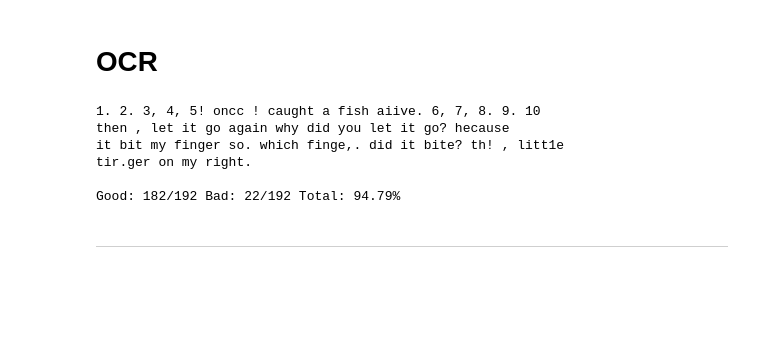
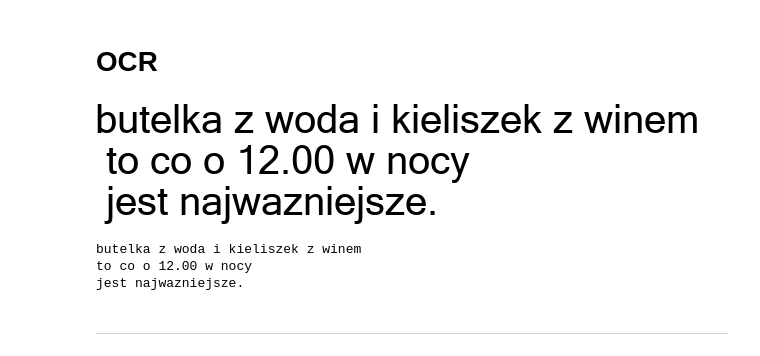
Before and after one commit to radoslawrolka/Computational_Methods_in_Science_and_Engineering, a Jupyter notebook: lab9/task2.ipynb, the cells around one changed output. Drawn from its saved outputs; the diff is of its cells as text; code cells hidden in the pictures; blank space fills up the shorter version.

```diff
--- a/lab9/task2.ipynb
+++ b/lab9/task2.ipynb
@@ -216,7 +199,7 @@ get_char_order(load_fonts()['serif'], show=True)
 # %% [markdown]
 # Wykrywanie znaków
 # %%
-def display_overlayed(image, image_RGB, sample, title, confidence=0.89, ratio=10):
+def display_overlayed(image, image_RGB, sample, title, confidence=0.99, ratio=10):
     fig, ax = plt.subplots(figsize=(image.shape[0]//ratio, image.shape[1]//ratio))
     ax.imshow(image_RGB, cmap='gray')
     img_cor = correlation(image, sample)
@@ -227,12 +210,12 @@ def display_overlayed(image, image_RGB, sample, title, confidence=0.89, ratio=10
     ax.set_title(f'{title} - {found_pixels} objects found')
     plt.show()
 
-def read_text(image, font, confidence=0.89, show=False):
+def read_text(image, font, fontsize, confidence=0.99, show=False):
     char_order = get_char_order(font)
-    enchanced = add_char_patterns(image, font)
+    enchanced = add_char_patterns(image, font, fontsize)
     positions = []
     for char in char_order:
-        sample = np.array(font[char])
+        sample = np.array(draw_text(char, font, fontsize, inverted=True))
         img_cor = correlation(enchanced, sample)
         img_cor[img_cor<np.max(img_cor)*confidence] = 0.
         if show:
@@ -248,8 +231,9 @@ def read_text(image, font, confidence=0.89, show=False):
 # %% [markdown]
 # Podział na linie
 # %%
-def line_division(positions, lineheight=10):
+def line_division(positions, font, fontsize):
     lines = defaultdict(list)
+    lineheight = draw_text('a', font, fontsize).height
     for y, x, char in positions:
         for line in lines.keys():
             if abs(y - line) < lineheight:
@@ -262,14 +246,15 @@ def line_division(positions, lineheight=10):
 # %% [markdown]
 # Podział na słowa
 # %%
-def word_division(lines, font, charwidth=10):
+def word_division(lines, font, fontsize):
     text = ""
+    space = draw_text('i', font, fontsize).width
     for line in lines:
         prev_x = min(line)[0]
         for i, (x, char) in enumerate(sorted(line)):
-            if i > 0 and x - prev_x - font[char].size[0] >  charwidth:
+            if i > 0 and x - prev_x - draw_text(char, font, fontsize).width >= space:
                 text += ' '
-            elif i > 0 and x - prev_x < charwidth:
+            elif i > 0 and x - prev_x < space:
                 continue
             text += char
             prev_x = x
@@ -279,23 +264,27 @@ def word_division(lines, font, charwidth=10):
 # %% [markdown]
 # OCR
 # %%
-def ocr(imagepath, font):
-    image = load_image(imagepath, invert=False)
-    unnoised = remove_noise(image)
-    rotated = rotate_image(unnoised)
-    cropped = rotated.crop(rotated.getbbox())
-    ready = ImageOps.invert(cropped)
-    positions = read_text(ready, font)
-    lines = line_division(positions)
-    return word_division(lines, font, charwidth=3)
+def ocr(image, font, fsize=40, isnoised=False, isrotated=False):
+    if isnoised: image = remove_noise(image)
+    if isrotated: image = rotate_image(image)
+    image = image.crop(image.getbbox())
+    ready = ImageOps.invert(image)
+    positions = read_text(ready, font, fsize)
+    lines = line_division(positions, font, fsize)
+    return word_division(lines, font, fsize)
 
+sze = 40
+font = 'sans-serif'
 text = "butelka z woda i kieliszek z winem\n to co o 12.00 w nocy\n jest najwazniejsze."
+#text = "dupa"
+img = draw_text(text, font, sze)
+display(img)
+mine = ocr(img, font, sze, isnoised=False, isrotated=False)
+print(mine)
 # %% [output]
+[figure, added]
-1. 2. 3, 4, 5! oncc ! caught a fish aiive. 6, 7, 8. 9. 10
-then , let it go again why did you let it go? hecause
-it bit my finger so. which finge,. did it bite? th! , litt1e
-tir.ger on my right.
-
-Good: 182/192 Bad: 22/192 Total: 94.79%
+butelka z woda i kieliszek z winem
+to co o 12.00 w nocy
+jest najwazniejsze.
 # %% [markdown]
 ---
```
Also changed, not shown: parts of 10 cells of this notebook.
